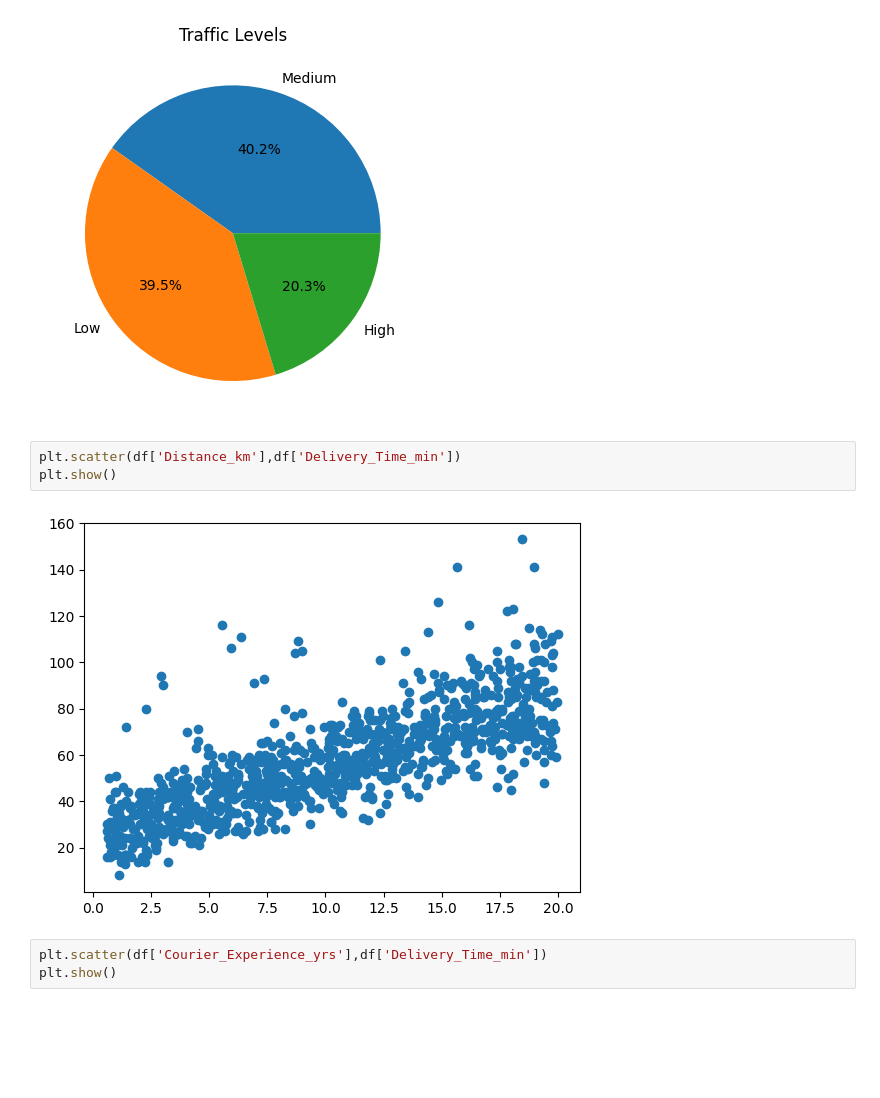
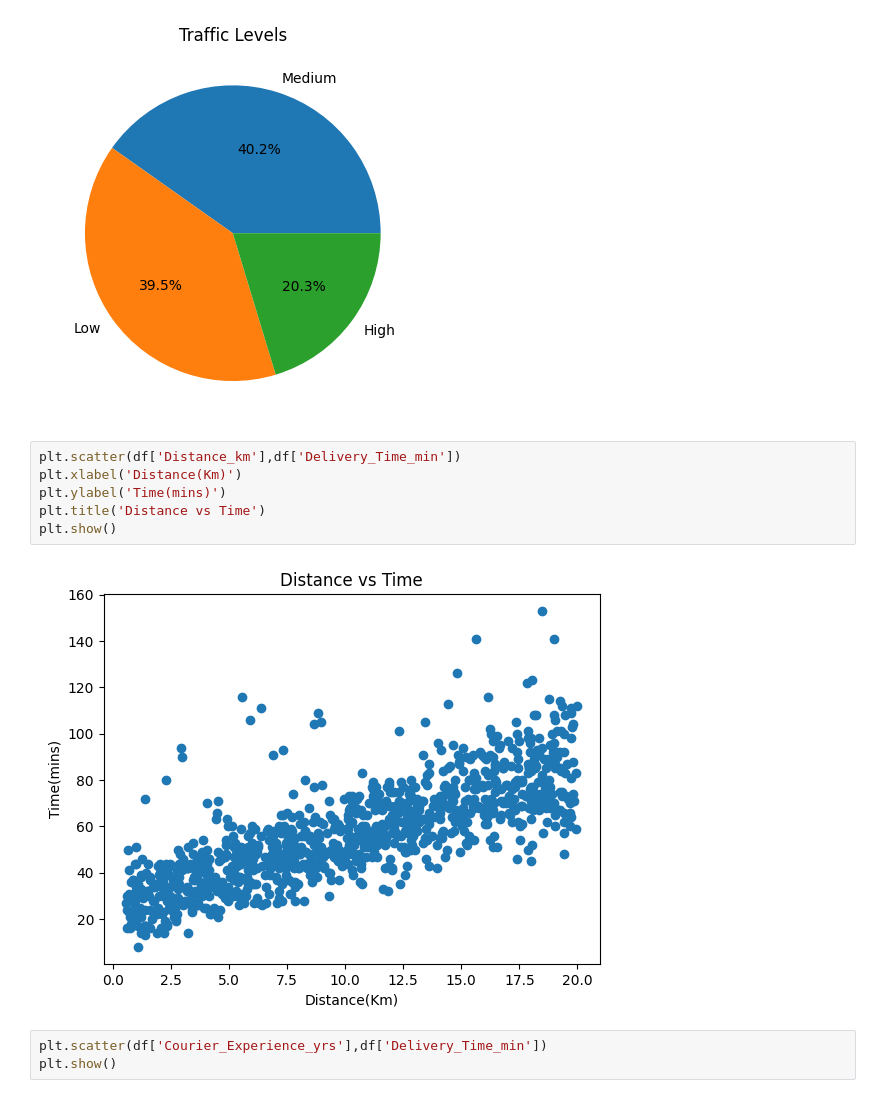
Before and after one commit to MBJ-2002/food-delivery-time-prediction, a Jupyter notebook: delivery_time_prediction.ipynb, the cells around one changed output. Saved outputs shown, nothing was run; the diff lists cells and outputs as text; blank space fills up the shorter version.

```diff
--- a/delivery_time_prediction.ipynb
+++ b/delivery_time_prediction.ipynb
@@ -69,9 +69,12 @@ plt.show()
 [figure]
 # %%
 plt.scatter(df['Distance_km'],df['Delivery_Time_min'])
+plt.xlabel('Distance(Km)')
+plt.ylabel('Time(mins)')
+plt.title('Distance vs Time')
 plt.show()
 # %% [output]
-[figure, old version]
+[figure, new version]
 # %%
 plt.scatter(df['Courier_Experience_yrs'],df['Delivery_Time_min'])
 plt.show()
```
Also changed, not shown: parts of 4 cells of this notebook, 1 other file.
